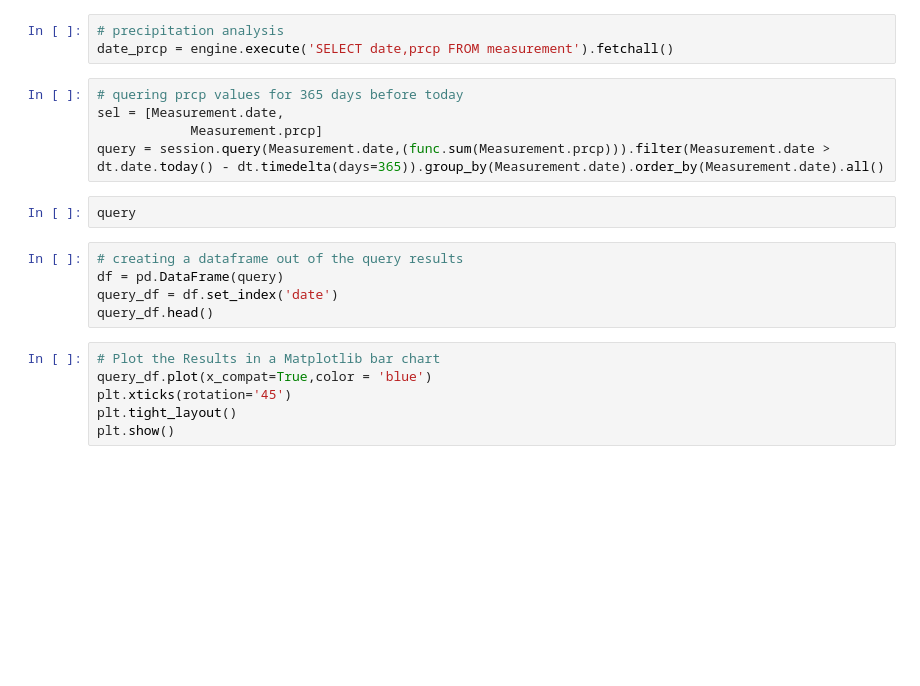
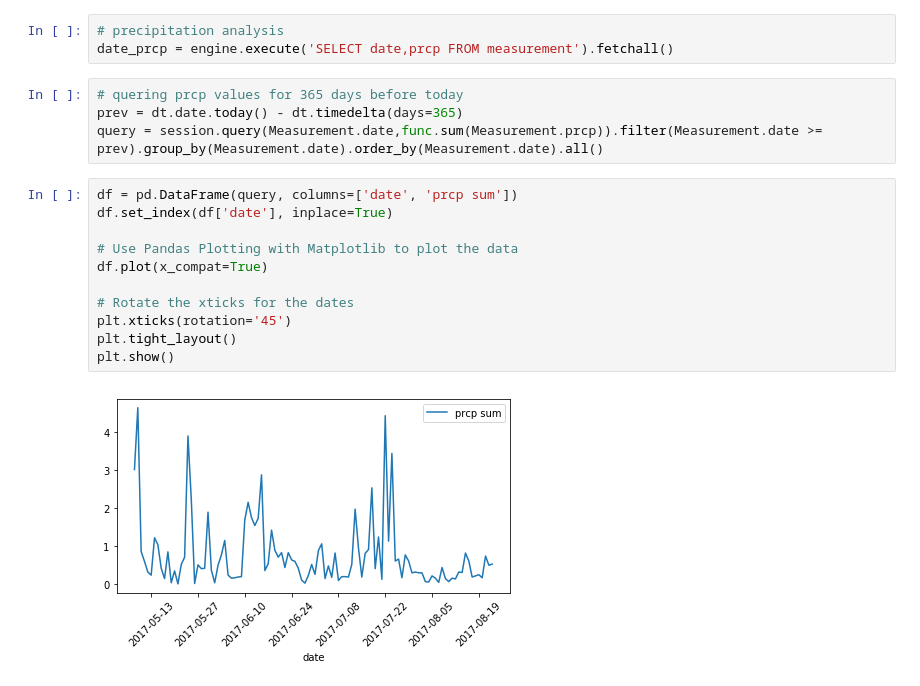
Before and after one commit to bikaspi/sqlite, a Jupyter notebook: climate_analysis.ipynb, the cells around one changed output. Saved outputs shown, nothing was run; the diff lists cells and outputs as text; blank space fills up the shorter version.

```diff
--- a/climate_analysis.ipynb
+++ b/climate_analysis.ipynb
@@ -33,21 +31,20 @@ session = Session()
 date_prcp = engine.execute('SELECT date,prcp FROM measurement').fetchall()
 # %%
 # quering prcp values for 365 days before today
-sel = [Measurement.date,
-            Measurement.prcp]
-query = session.query(Measurement.date,(func.sum(Measurement.prcp))).filter(Measurement.date > dt.date.today() - dt.timedelta(days=365)).group_by(Measurement.date).order_by(Measurement.date).all()
+prev = dt.date.today() - dt.timedelta(days=365)
+query = session.query(Measurement.date,func.sum(Measurement.prcp)).filter(Measurement.date >= prev).group_by(Measurement.date).order_by(Measurement.date).all()
-# %%
-query
-# %%
-# creating a dataframe out of the query results
-df = pd.DataFrame(query)
-query_df = df.set_index('date')
-query_df.head()
-# %%
-# Plot the Results in a Matplotlib bar chart
-query_df.plot(x_compat=True,color = 'blue')
-plt.xticks(rotation='45')
-plt.tight_layout()
-plt.show()
+# %%
+df = pd.DataFrame(query, columns=['date', 'prcp sum'])
+df.set_index(df['date'], inplace=True)
+
+# Use Pandas Plotting with Matplotlib to plot the data
+df.plot(x_compat=True)
+
+# Rotate the xticks for the dates
+plt.xticks(rotation='45')
+plt.tight_layout()
+plt.show()
+# %% [output]
+[figure, added]
 # %%
 # summary statistics for the precipitation data
```
Also changed, not shown: parts of 11 cells of this notebook, 3 other files.
